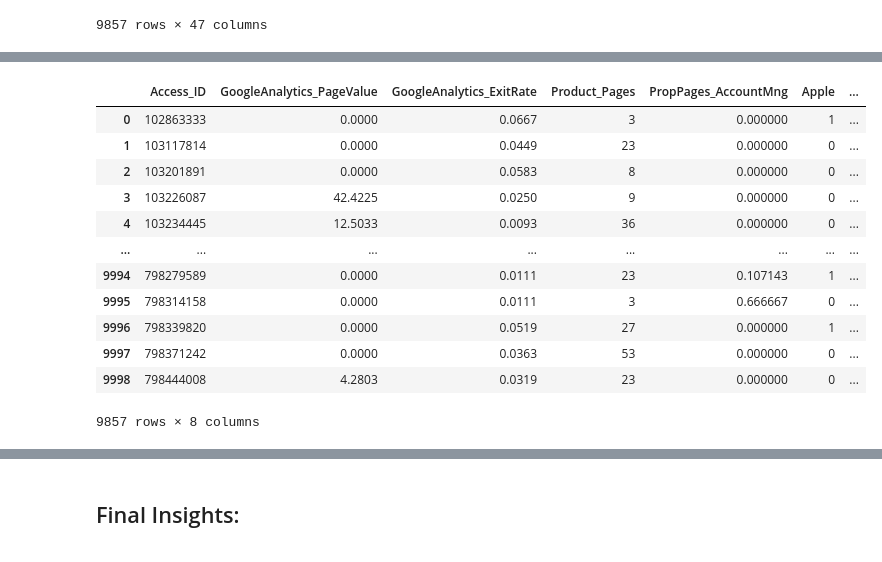
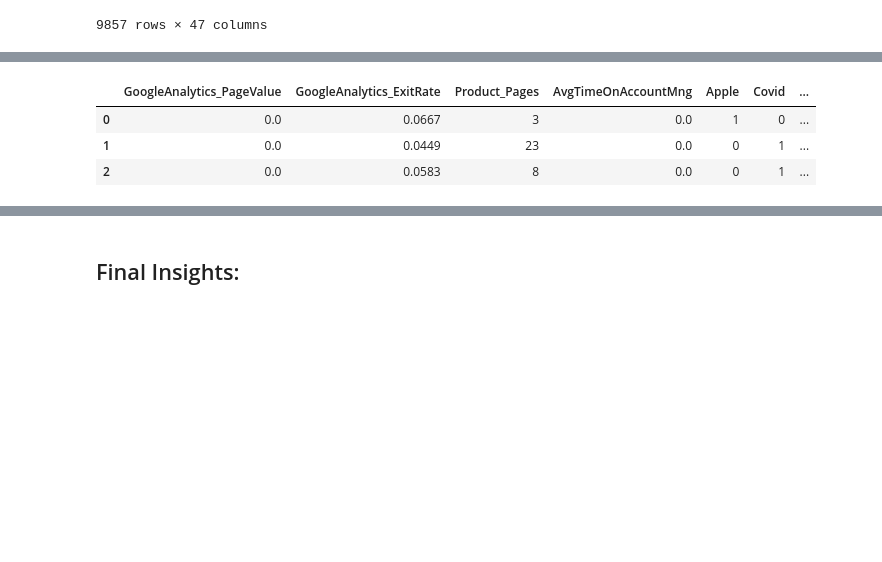
Before and after one commit to JohnnyCodess/Project-Machine-Learning, a Jupyter notebook: 202122 Fall AA Group60 Notebook.ipynb, the cells around one changed output, grey strips where cells are left out. Saved outputs shown, nothing was run; the diff lists cells and outputs as text; code cells hidden in the pictures; blank space fills up the shorter version.

```diff
--- a/202122 Fall AA Group60 Notebook.ipynb
+++ b/202122 Fall AA Group60 Notebook.ipynb
@@ -568,5 +568,5 @@ techscape.drop('Type_of_Visitor', axis=1, inplace=True)
 techscape.drop('Browser', axis=1, inplace=True)
 techscape.drop('Type_of_Traffic', axis=1, inplace=True)
 techscape.drop('Date', axis=1, inplace=True)
-#techscape.drop('Access_ID', axis=1, inplace=True)
+techscape.drop('Access_ID', axis=1, inplace=True)
 techscape.drop('Month', axis=1, inplace=True)
@@ -1221,17 +1257,9 @@ chi_square_results.sort_values(by='Count', ascending=False)
 # %%
-data_select_features = data[['Access_ID','GoogleAnalytics_PageValue', 'GoogleAnalytics_ExitRate', 'Product_Pages', 'PropPages_AccountMng', 'Apple', 'Covid', 'Windows']]
-data_select_features
+selected_variables = ['GoogleAnalytics_PageValue', 'GoogleAnalytics_ExitRate', 'Product_Pages', 'AvgTimeOnAccountMng', 'Apple', 'Covid', 'Windows', 'Returner']
+data_select_features = data[selected_variables]
+data_select_features.head(3)
 # %% [output]
-|  | Access_ID | GoogleAnalytics_PageValue | GoogleAnalytics_ExitRate | Product_Pages | PropPages_AccountMng | Apple | ... |
-| 0 | 102863333 | 0.0000 | 0.0667 | 3 | 0.000000 | 1 | ... |
-| 1 | 103117814 | 0.0000 | 0.0449 | 23 | 0.000000 | 0 | ... |
-| 2 | 103201891 | 0.0000 | 0.0583 | 8 | 0.000000 | 0 | ... |
-| 3 | 103226087 | 42.4225 | 0.0250 | 9 | 0.000000 | 0 | ... |
-| 4 | 103234445 | 12.5033 | 0.0093 | 36 | 0.000000 | 0 | ... |
-| ... | ... | ... | ... | ... | ... | ... | ... |
-| 9994 | 798279589 | 0.0000 | 0.0111 | 23 | 0.107143 | 1 | ... |
-| 9995 | 798314158 | 0.0000 | 0.0111 | 3 | 0.666667 | 0 | ... |
-| 9996 | 798339820 | 0.0000 | 0.0519 | 27 | 0.000000 | 1 | ... |
-| 9997 | 798371242 | 0.0000 | 0.0363 | 53 | 0.000000 | 0 | ... |
-| 9998 | 798444008 | 4.2803 | 0.0319 | 23 | 0.000000 | 0 | ... |
+|  | GoogleAnalytics_PageValue | GoogleAnalytics_ExitRate | Product_Pages | AvgTimeOnAccountMng | Apple | Covid | ... |
+| 0 | 0.0 | 0.0667 | 3 | 0.0 | 1 | 0 | ... |
+| 1 | 0.0 | 0.0449 | 23 | 0.0 | 0 | 1 | ... |
+| 2 | 0.0 | 0.0583 | 8 | 0.0 | 0 | 1 | ... |
-9857 rows × 8 columns
```
Also changed, not shown: parts of 40 cells of this notebook.
